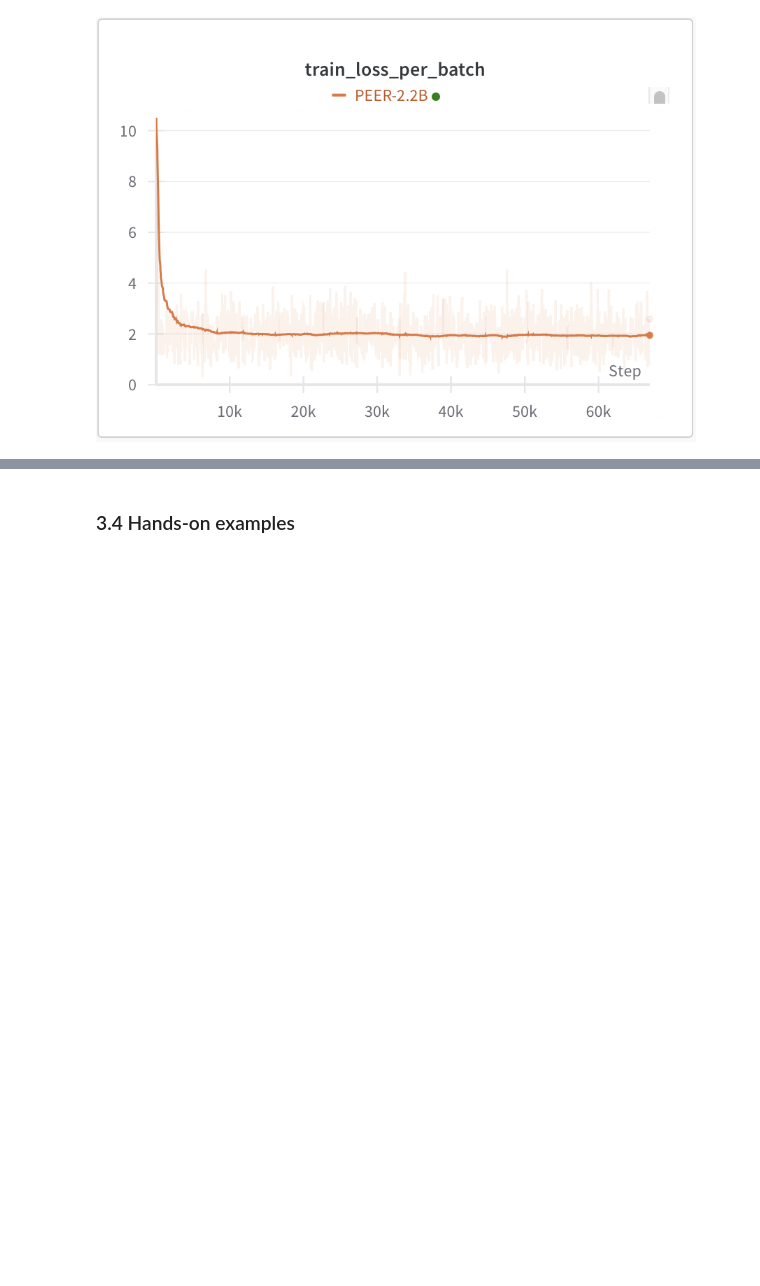
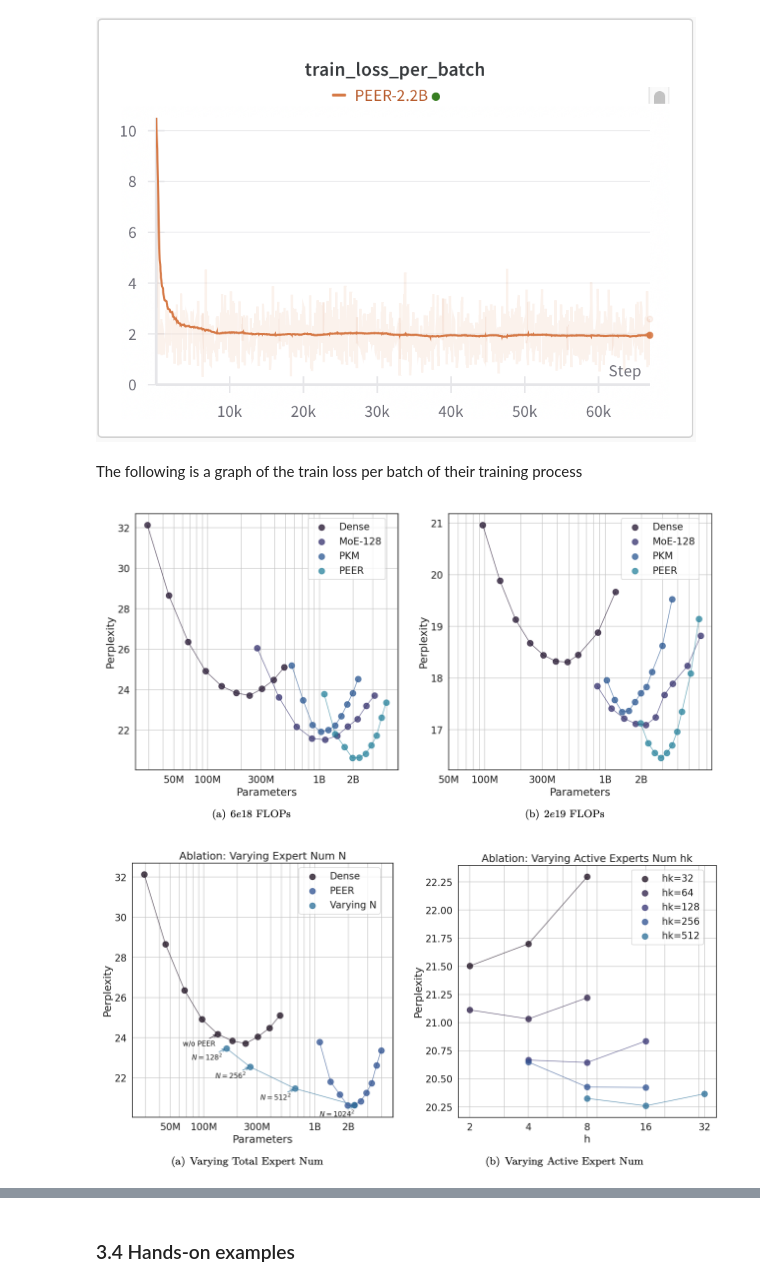
Before and after one commit to stavco9/moe-llm-presentation, a Jupyter notebook: presentation.ipynb, the cells around one changed output, grey strips where cells are left out. Cells and saved outputs as stored; diff of their text form; code cells hidden in the pictures; blank space fills up the shorter version.

```diff
--- a/presentation.ipynb
+++ b/presentation.ipynb
@@ -69,4 +103,13 @@ TBD
 Image(filename="Peer_Experiment.png", width=600, height=600)
 # %% [output]
 [figure]
+# %% [markdown]
+The following is a graph of the train loss per batch of their training process
+# %%
+from IPython.display import HTML
+display(Image(filename="6e18_6e19_FLOPs.png", width=700, height=500))
+display(Image(filename="Varying_N_hk.png", width=700, height=500))
+# %% [output]
+[figure, added]
+[figure, added]
 # %% [markdown]
```
Also changed, not shown: parts of 6 cells of this notebook, 2 other files.
